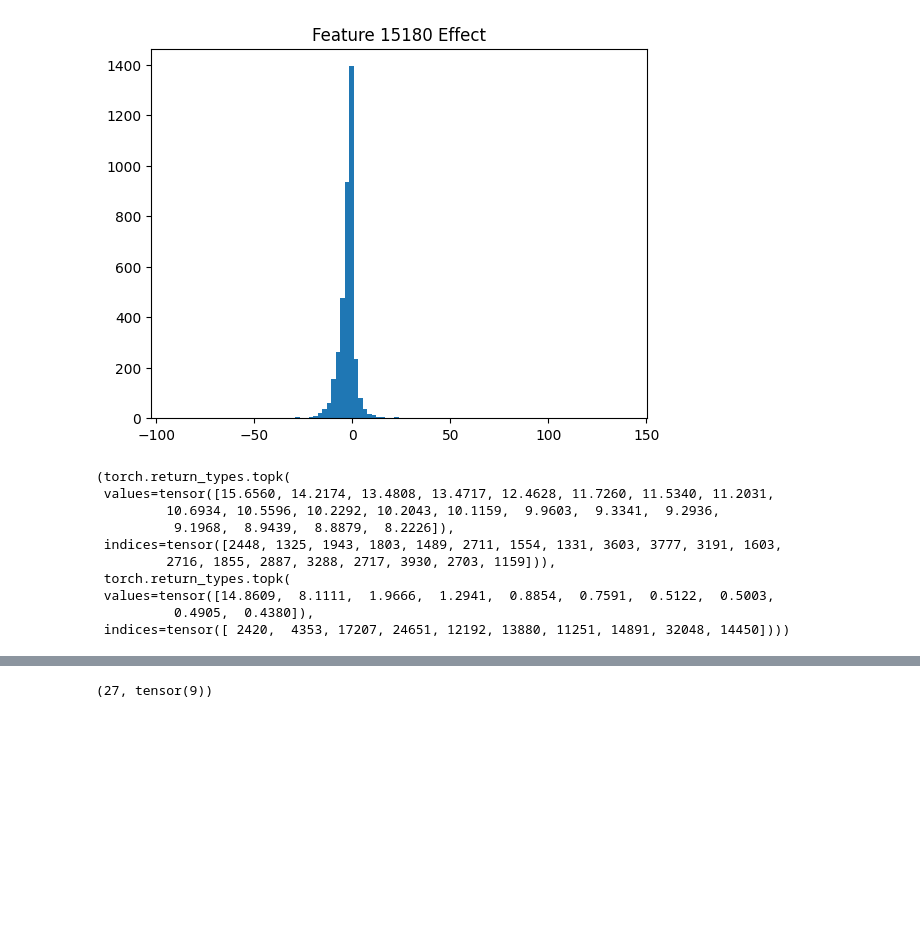
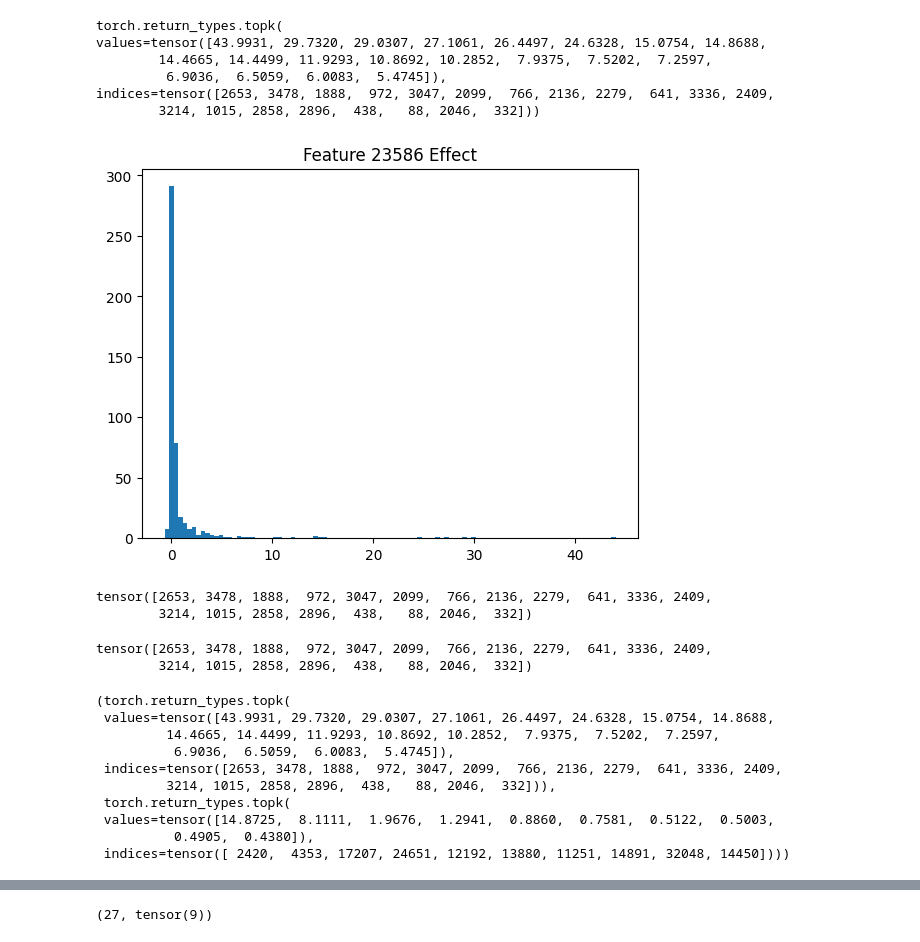
Before and after one commit to loganriggs/sae-rm, a Jupyter notebook: hh_feature_viewer.ipynb, the cells around one changed output, grey strips where cells are left out. Drawn from its saved outputs; the diff is of its cells as text; code cells hidden in the pictures; blank space fills up the shorter version.

```diff
--- a/hh_feature_viewer.ipynb
+++ b/hh_feature_viewer.ipynb
@@ -27,8 +45,14 @@ ae_download_location = hf_hub_download(repo_id=model_id, filename=sae_filename)
 token_length_cutoff = 500
 top = 2000
 dataset_id = "Elriggs/rm_effects"
-filename = f'ae_layer{layer}/all_effects_per_feature_token_{token_length_cutoff}_top_{top}.pt'
-download_location = hf_hub_download(repo_id=dataset_id, filename=filename, repo_type = "dataset")
-all_effects = torch.load(download_location)
-
+# filename = f'ae_layer{layer}/all_effects_per_feature_token_{token_length_cutoff}_top_{top}.pt'
+# download_location = hf_hub_download(repo_id=dataset_id, filename=filename, repo_type = "dataset")
+filename = f"sae_results/ae_layer{layer}/all_effects_per_feature_chosen_token_{token_length_cutoff}_top_{top}.pt"
+chosen_effects = torch.load(filename)
+filename = f"sae_results/ae_layer{layer}/all_effects_per_feature_rejected_token_{token_length_cutoff}_top_{top}.pt"
+rejected_effects = torch.load(filename)
+data_points, num_features = chosen_effects.shape
+all_effects = torch.zeros(data_points*2, num_features)
+all_effects[::2] = chosen_effects
+all_effects[1::2] = rejected_effects
 sae = GatedAutoEncoder.from_pretrained(ae_download_location).to(device)
@@ -78,30 +115,50 @@ top_datapoint = all_effects[:,top_feature_ind].topk(20, dim=0)
 bot_datapoint = all_effects[:,bot_feature_ind].topk(20, dim=0, largest=False)
 top_hh_ind = top_datapoint.indices.T
 bot_hh_ind = bot_datapoint.indices.T
+# %%
+all_effects[:,feature].topk(20)
+# %% [output]
+torch.return_types.topk(
+values=tensor([43.9931, 29.7320, 29.0307, 27.1061, 26.4497, 24.6328, 15.0754, 14.8688,
+        14.4665, 14.4499, 11.9293, 10.8692, 10.2852,  7.9375,  7.5202,  7.2597,
+         6.9036,  6.5059,  6.0083,  5.4745]),
+indices=tensor([2653, 3478, 1888,  972, 3047, 2099,  766, 2136, 2279,  641, 3336, 2409,
+        3214, 1015, 2858, 2896,  438,   88, 2046,  332]))
 # %%
 N = 2
-pos_eff = False
+pos_eff = True
 # plot this feature's histogram of activations, excluding a small threshold around 0
 import matplotlib.pyplot as plt
 
 if pos_eff:
-    feature = top_feature_ind[N]
+    # feature = top_feature_ind[N]
+    feature = 23586
     feature_ind = all_effects[:,feature].topk(20).indices
 else:
     feature = bot_feature_ind[N]
     feature_ind = all_effects[:,feature].topk(20, largest=False).indices
 feature_activations = all_effects[:, feature]
 
 # Plot the histogram
 # set the ones below threshold to 0
 threshold = 0.01
 feature_display = feature_activations[feature_activations.abs() > threshold]
 plt.hist(feature_display.tolist(), bins=100)
 plt.title(f"Feature {feature} Effect")
 # plt.yscale("log")
 plt.show()
 # %% [output]
-[figure, old version]
+[figure, new version]
+# %%
+feature_ind
+# %% [output]
+tensor([2653, 3478, 1888,  972, 3047, 2099,  766, 2136, 2279,  641, 3336, 2409,
+        3214, 1015, 2858, 2896,  438,   88, 2046,  332])
+# %%
+feature_ind
+# %% [output]
+tensor([2653, 3478, 1888,  972, 3047, 2099,  766, 2136, 2279,  641, 3336, 2409,
+        3214, 1015, 2858, 2896,  438,   88, 2046,  332])
 # %%
 # feature_top_k = torch.load(f"{sae_file_dir}/each_nz_features_top_activating_datapoints.pt").int()
 # nz_feature_ind = torch.load(f"{sae_file_dir}/nz_feature_ind.pt")
@@ -120,13 +177,13 @@ topk_features = all_effects.mean(0).topk(10)
 all_effects[:,feature].topk(20), topk_features
 # %% [output]
 (torch.return_types.topk(
- values=tensor([15.6560, 14.2174, 13.4808, 13.4717, 12.4628, 11.7260, 11.5340, 11.2031,
-         10.6934, 10.5596, 10.2292, 10.2043, 10.1159,  9.9603,  9.3341,  9.2936,
-          9.1968,  8.9439,  8.8879,  8.2226]),
- indices=tensor([2448, 1325, 1943, 1803, 1489, 2711, 1554, 1331, 3603, 3777, 3191, 1603,
-         2716, 1855, 2887, 3288, 2717, 3930, 2703, 1159])),
+ values=tensor([43.9931, 29.7320, 29.0307, 27.1061, 26.4497, 24.6328, 15.0754, 14.8688,
+         14.4665, 14.4499, 11.9293, 10.8692, 10.2852,  7.9375,  7.5202,  7.2597,
+          6.9036,  6.5059,  6.0083,  5.4745]),
+ indices=tensor([2653, 3478, 1888,  972, 3047, 2099,  766, 2136, 2279,  641, 3336, 2409,
+         3214, 1015, 2858, 2896,  438,   88, 2046,  332])),
  torch.return_types.topk(
- values=tensor([14.8609,  8.1111,  1.9666,  1.2941,  0.8854,  0.7591,  0.5122,  0.5003,
+ values=tensor([14.8725,  8.1111,  1.9676,  1.2941,  0.8860,  0.7581,  0.5122,  0.5003,
           0.4905,  0.4380]),
  indices=tensor([ 2420,  4353, 17207, 24651, 12192, 13880, 11251, 14891, 32048, 14450])))
 # %%
```
Also changed, not shown: parts of 11 cells of this notebook, 1 other file.
